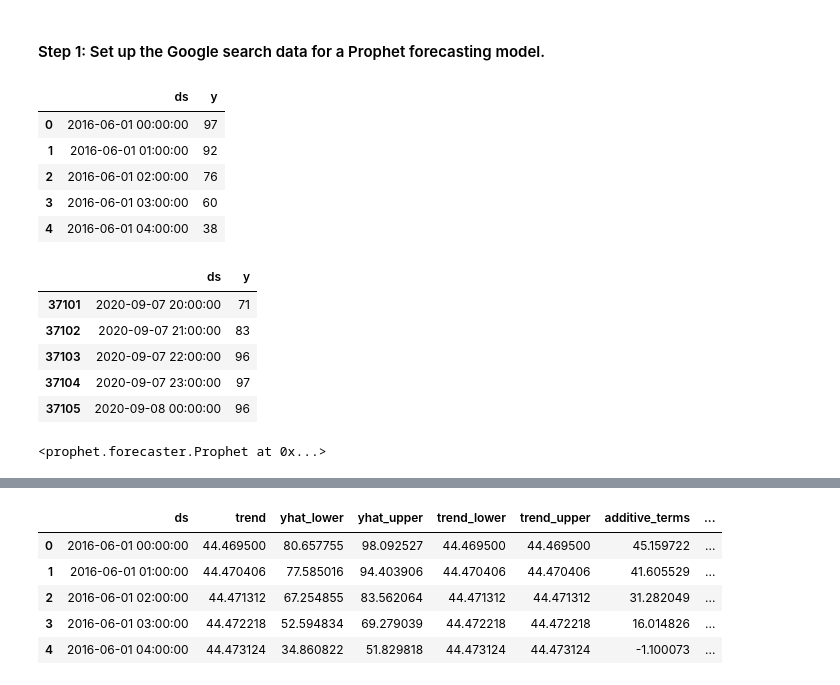
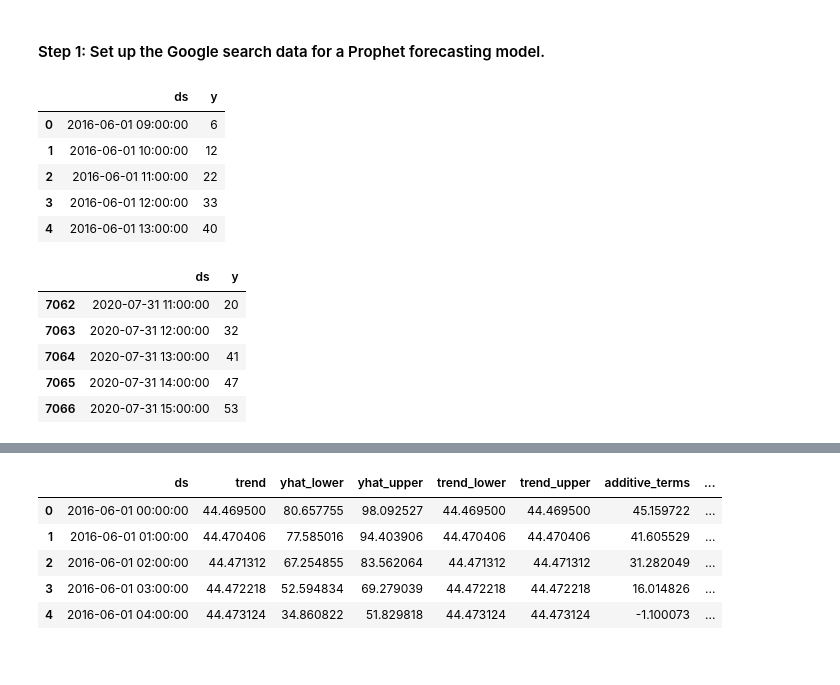
Before and after one commit to King-Rian/Module-8-Challenge---prophet-challenge, a Jupyter notebook: forecasting_net_prophet.ipynb, the cells around one changed output, grey strips where cells are left out. Drawn from its saved outputs; the diff is of its cells as text; code cells hidden in the pictures.

```diff
--- a/forecasting_net_prophet.ipynb
+++ b/forecasting_net_prophet.ipynb
@@ -246,5 +251,9 @@ display(df_mercado_stock.tail())
 
 
 # View the first and last five rows of the DataFrame
+df_full_mercado = pd.concat([df_mercado_stock, df_mercado_trends], axis=1, join="inner")
+
+df_full_mercado.head()
+df_full_mercado.tail()
 # %% [output]
 |  | close | Search Trends |
@@ -301,8 +309,10 @@ array([<Axes: >, <Axes: >], dtype=object)
 # %%
 # Create a new column in the mercado_stock_trends_df DataFrame called Lagged Search Trends
 # This column should shift the Search Trends information by one hour
+df_full_mercado["Lagged Search Trends"]= df_full_mercado.index+ pd.Timedelta(hours=1)
 # %%
 # Create a new column in the mercado_stock_trends_df DataFrame called Stock Volatility
 # This column should calculate the standard deviation of the closing stock price return data over a 4 period rolling window
+df_full_mercado["Stock Volatility"] = df_full_mercado["close"].pct_change().rolling(4).std()*252**0.5
 # %%
 # Visualize the stock volatility
@@ -314,5 +325,6 @@ array([<Axes: >, <Axes: >], dtype=object)
 # %%
 # Create a new column in the mercado_stock_trends_df DataFrame called Hourly Stock Return
 # This column should calculate hourly return percentage of the closing price
+df_full_mercado["Hourly Stock Return"] = df_full_mercado["close"].pct_change()
 # %%
 # View the first and last five rows of the mercado_stock_trends_df DataFrame
@@ -366,30 +380,39 @@ Now, you need to produce a time series model that analyzes and forecasts pattern
 # %%
 # Using the df_mercado_trends DataFrame, reset the index so the date information is no longer the index
 
 
 # Label the columns ds and y so that the syntax is recognized by Prophet
 
 
 # Drop an NaN values from the prophet_df DataFrame
 
 
 # View the first and last five rows of the mercado_prophet_df DataFrame
+
+df_full_mercado.reset_index(inplace=True)
+
+df_prophet = df_full_mercado[["index", "Search Trends"]]
+df_prophet.columns = ["ds", "y"]
+
+df_prophet.dropna()
+
+display(df_prophet.head())
+display(df_prophet.tail())
 # %% [output]
 |  | ds | y |
-| 0 | 2016-06-01 00:00:00 | 97 |
-| 1 | 2016-06-01 01:00:00 | 92 |
-| 2 | 2016-06-01 02:00:00 | 76 |
-| 3 | 2016-06-01 03:00:00 | 60 |
-| 4 | 2016-06-01 04:00:00 | 38 |
+| 0 | 2016-06-01 09:00:00 | 6 |
+| 1 | 2016-06-01 10:00:00 | 12 |
+| 2 | 2016-06-01 11:00:00 | 22 |
+| 3 | 2016-06-01 12:00:00 | 33 |
+| 4 | 2016-06-01 13:00:00 | 40 |
 |  | ds | y |
-| 37101 | 2020-09-07 20:00:00 | 71 |
-| 37102 | 2020-09-07 21:00:00 | 83 |
-| 37103 | 2020-09-07 22:00:00 | 96 |
-| 37104 | 2020-09-07 23:00:00 | 97 |
-| 37105 | 2020-09-08 00:00:00 | 96 |
+| 7062 | 2020-07-31 11:00:00 | 20 |
+| 7063 | 2020-07-31 12:00:00 | 32 |
+| 7064 | 2020-07-31 13:00:00 | 41 |
+| 7065 | 2020-07-31 14:00:00 | 47 |
+| 7066 | 2020-07-31 15:00:00 | 53 |
 # %%
 # Call the Prophet function, store as an object
+model =  Prophet()
-# %% [output]
-<prophet.forecaster.Prophet at 0x...>
 # %%
 # Fit the time-series model.
```
Also changed, not shown: parts of 13 cells of this notebook.
